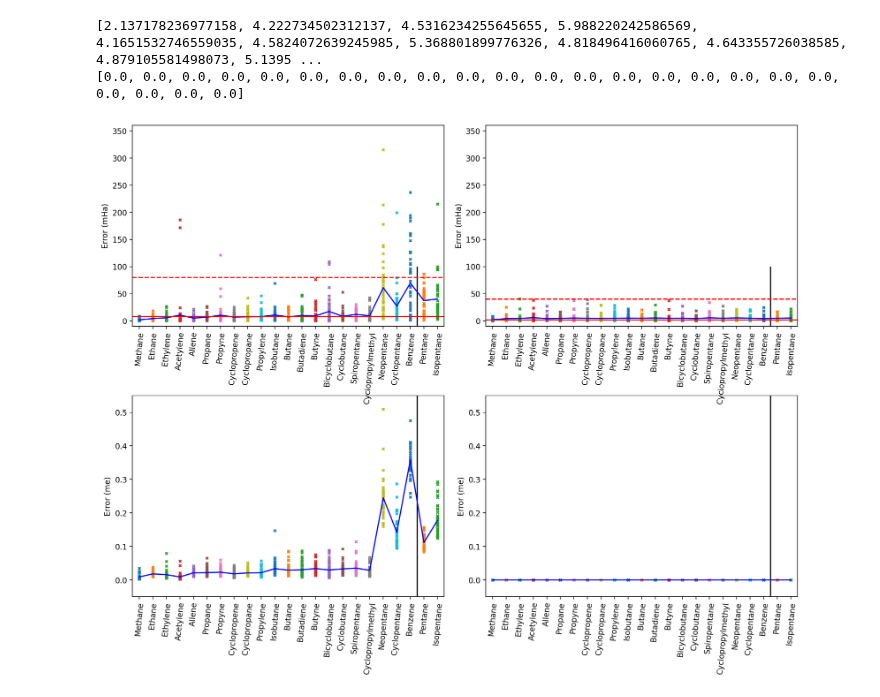
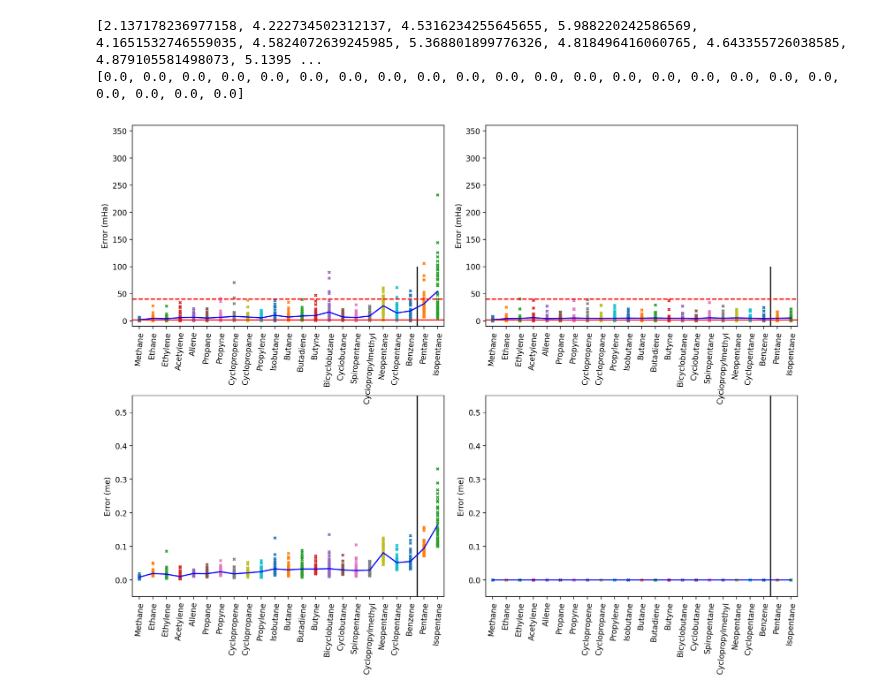
Before and after one commit to chem12346789/ai-dft, a Jupyter notebook: veiw_data.ipynb, the cells around one changed output. Cells and saved outputs as stored; diff of their text form; code cells hidden in the pictures.

```diff
--- a/veiw_data.ipynb
+++ b/veiw_data.ipynb
@@ -66,8 +66,8 @@ for i in range(shapexy[0]):
 
 axes = axes[::-1, :]
 
-load_name = "2024-05-18-19-35-45-800"
-# load_name = "2024-05-20-12-58-39-800"
+# load_name = "2024-05-18-19-35-45-800"
+load_name = "2024-05-20-12-58-39-800"
 # load_name = "2024-05-21-19-27-58-800"
 
 list_of_path = list(Path("validate/").glob(f"validate-ccdft-{load_name}"))
@@ -97,8 +97,8 @@ for i_row in range(2):
 
     i += 1
     axes[i_row, 0].vlines(i - 0.5, -10, 100, "k")
-    axes[0, 0].hlines(5 / 0.627, -0.5, 100 - 0.5, "r")
-    axes[0, 0].hlines(50 / 0.627, -0.5, 100 - 0.5, "r", linestyle="--")
+    axes[0, 0].hlines(1 / 0.627, -0.5, 100 - 0.5, "r")
+    axes[0, 0].hlines(25 / 0.627, -0.5, 100 - 0.5, "r", linestyle="--")
 
     data = pd.read_csv(load_path / "eval.csv")
     for j, j_name in enumerate(EVAL_STR_DICT):
@@ -152,31 +152,31 @@ for i_row in range(2):
         error_l.append(np.mean(data_np_sort))
         axes[i_row, 1].scatter(
             i + j + np.zeros_like(data_np_sort), data_np_sort, s=10, marker="x"
         )
 
     axes[i_row, 1].set_xticks(
         range(len(TRAIN_STR_DICT) + len(EVAL_STR_DICT)),
         TRAIN_STR_DICT + EVAL_STR_DICT,
         rotation=85,
     )
     print(error_l)
     axes[i_row, 1].plot(range(len(TRAIN_STR_DICT) + len(EVAL_STR_DICT)), error_l, "b")
     axes[i_row, 0].set_xlim(-0.5, len(TRAIN_STR_DICT) + len(EVAL_STR_DICT) - 0.5)
     axes[i_row, 1].set_xlim(-0.5, len(TRAIN_STR_DICT) + len(EVAL_STR_DICT) - 0.5)
 
 axes[0, 0].set_ylim(-10, 360)
 axes[0, 0].set_ylabel("Error (mHa)")
 axes[1, 0].set_ylim(-5e-2, 5.5e-1)
 axes[1, 0].set_ylabel("Error (me)")
 axes[0, 1].set_ylim(-10, 360)
 axes[0, 1].set_ylabel("Error (mHa)")
 axes[1, 1].set_ylim(-5e-2, 5.5e-1)
 axes[1, 1].set_ylabel("Error (me)")
 plt.savefig(
     f"./manu/figures/energy-ccdft-{load_name}.pdf",
     bbox_inches="tight",
 )
 # %% [output]
 [2.137178236977158, 4.222734502312137, 4.5316234255645655, 5.988220242586569, 4.1651532746559035, 4.5824072639245985, 5.368801899776326, 4.818496416060765, 4.643355726038585, 4.879105581498073, 5.1395 ...
 [0.0, 0.0, 0.0, 0.0, 0.0, 0.0, 0.0, 0.0, 0.0, 0.0, 0.0, 0.0, 0.0, 0.0, 0.0, 0.0, 0.0, 0.0, 0.0, 0.0, 0.0, 0.0, 0.0]
-[figure, old version]
+[figure, new version]
```
Also changed, not shown: 1 other file.
